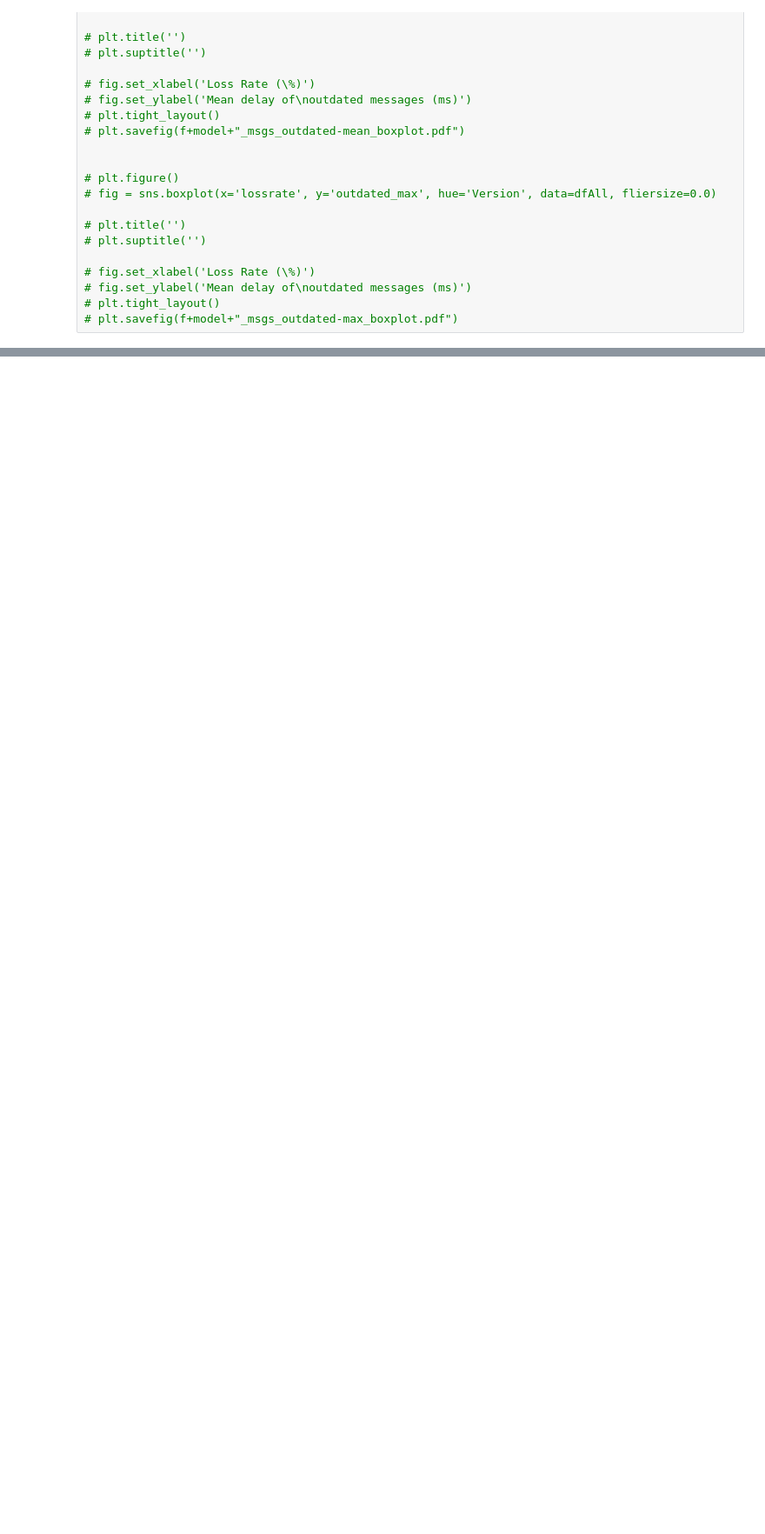
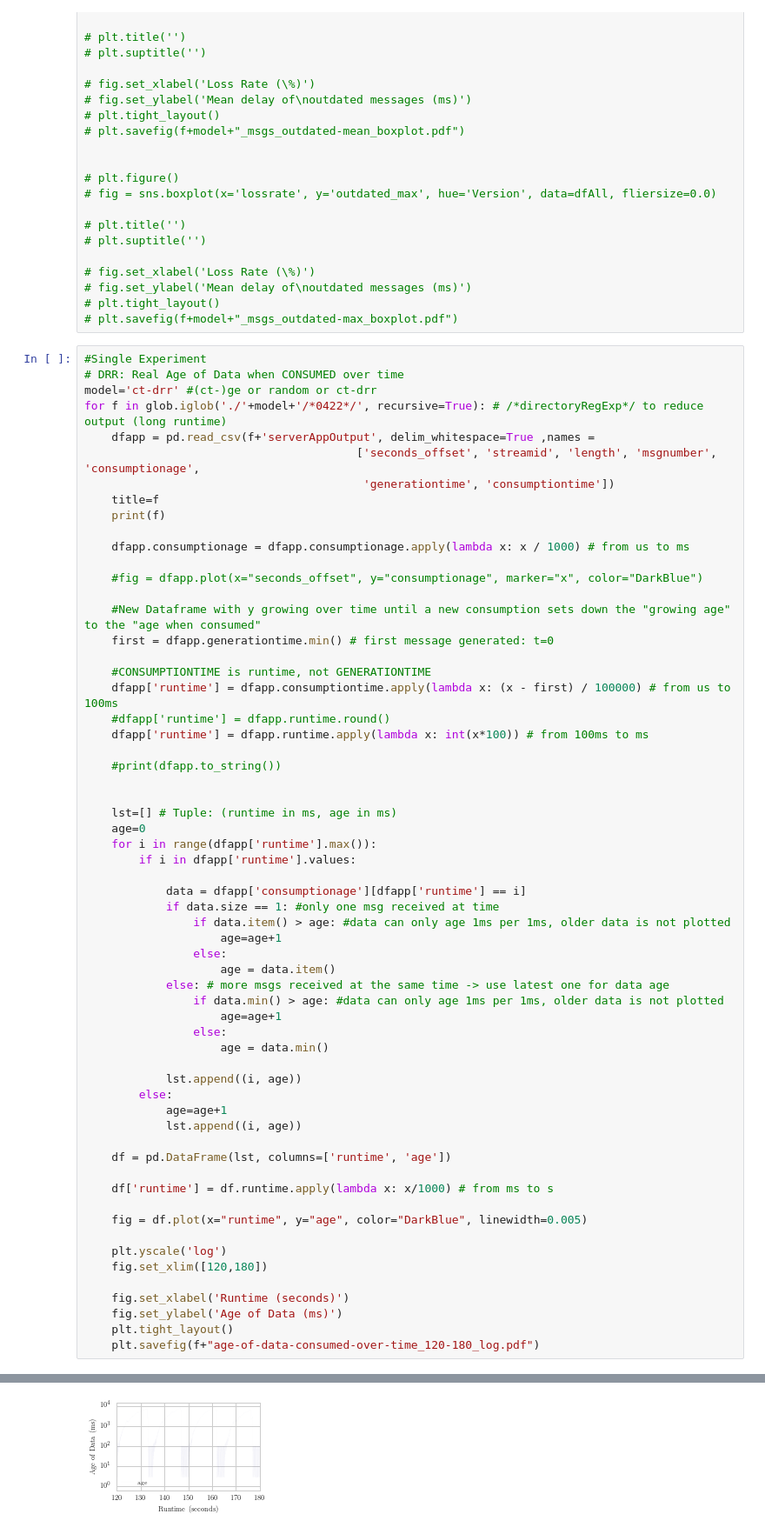
Before and after one commit to Timo2907/picoquic, a Jupyter notebook: experiments/results/eval_plot.ipynb, the cells around one changed output, grey strips where cells are left out. Shown at 87% size. Cells and saved outputs as stored; diff of their text form; blank space fills up the shorter version.

```diff
--- a/experiments/results/eval_plot.ipynb
+++ b/experiments/results/eval_plot.ipynb
@@ -735,3 +735,65 @@ plt.savefig(f+model+"_msgs_retransInTime_boxplot.pdf")
 # fig.set_ylabel('Mean delay of\noutdated messages (ms)')
 # plt.tight_layout()
 # plt.savefig(f+model+"_msgs_outdated-max_boxplot.pdf")
+# %%
+#Single Experiment
+# DRR: Real Age of Data when CONSUMED over time
+model='ct-drr' #(ct-)ge or random or ct-drr
+for f in glob.iglob('./'+model+'/*0422*/', recursive=True): # /*directoryRegExp*/ to reduce output (long runtime)
+    dfapp = pd.read_csv(f+'serverAppOutput', delim_whitespace=True ,names =
+                                        ['seconds_offset', 'streamid', 'length', 'msgnumber', 'consumptionage',
+                                         'generationtime', 'consumptiontime'])
+    title=f
+    print(f)
+
+    dfapp.consumptionage = dfapp.consumptionage.apply(lambda x: x / 1000) # from us to ms
+
+    #fig = dfapp.plot(x="seconds_offset", y="consumptionage", marker="x", color="DarkBlue")
+
+    #New Dataframe with y growing over time until a new consumption sets down the "growing age" to the "age when consumed"
+    first = dfapp.generationtime.min() # first message generated: t=0
+
+    #CONSUMPTIONTIME is runtime, not GENERATIONTIME
+    dfapp['runtime'] = dfapp.consumptiontime.apply(lambda x: (x - first) / 100000) # from us to 100ms
+    #dfapp['runtime'] = dfapp.runtime.round()
+    dfapp['runtime'] = dfapp.runtime.apply(lambda x: int(x*100)) # from 100ms to ms
+
+    #print(dfapp.to_string())
+
+
+    lst=[] # Tuple: (runtime in ms, age in ms)
+    age=0
+    for i in range(dfapp['runtime'].max()):
+        if i in dfapp['runtime'].values:
+
+            data = dfapp['consumptionage'][dfapp['runtime'] == i]
+            if data.size == 1: #only one msg received at time
+                if data.item() > age: #data can only age 1ms per 1ms, older data is not plotted
+                    age=age+1
+                else:
+                    age = data.item()
+            else: # more msgs received at the same time -> use latest one for data age
+                if data.min() > age: #data can only age 1ms per 1ms, older data is not plotted
+                    age=age+1
+                else:
+                    age = data.min()
+
+            lst.append((i, age))
+        else:
+            age=age+1
+            lst.append((i, age))
+
+    df = pd.DataFrame(lst, columns=['runtime', 'age'])
+
+    df['runtime'] = df.runtime.apply(lambda x: x/1000) # from ms to s
+
+    fig = df.plot(x="runtime", y="age", color="DarkBlue", linewidth=0.005)
+
+    plt.yscale('log')
+    fig.set_xlim([120,180])
+
+    fig.set_xlabel('Runtime (seconds)')
+    fig.set_ylabel('Age of Data (ms)')
+    plt.tight_layout()
+    plt.savefig(f+"age-of-data-consumed-over-time_120-180_log.pdf")
+# %% [output]
@@ -737,0 +815 @@ plt.savefig(f+model+"_msgs_retransInTime_boxplot.pdf")
+[figure, added]
```
Also changed, not shown: parts of 7 cells of this notebook, 6 other files.
